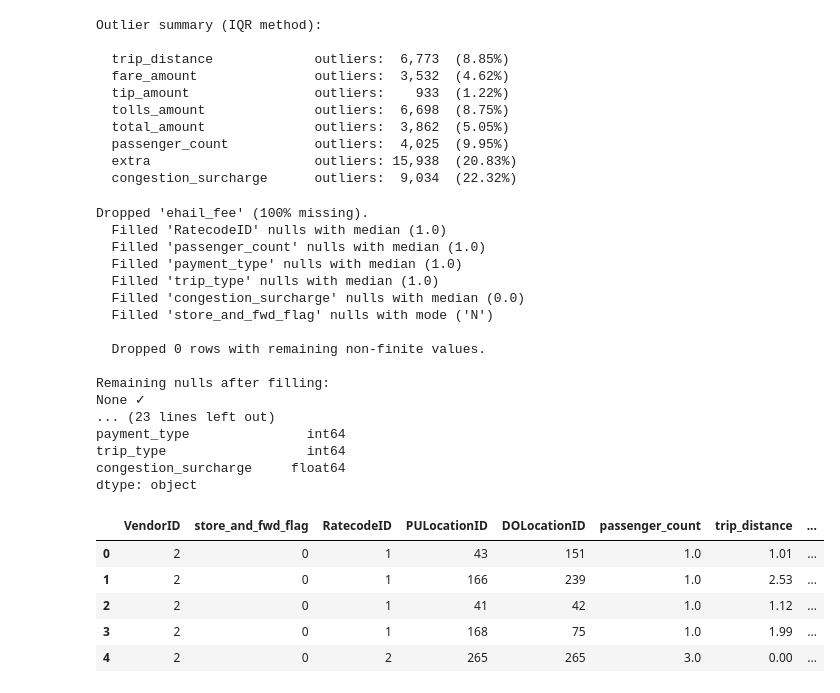
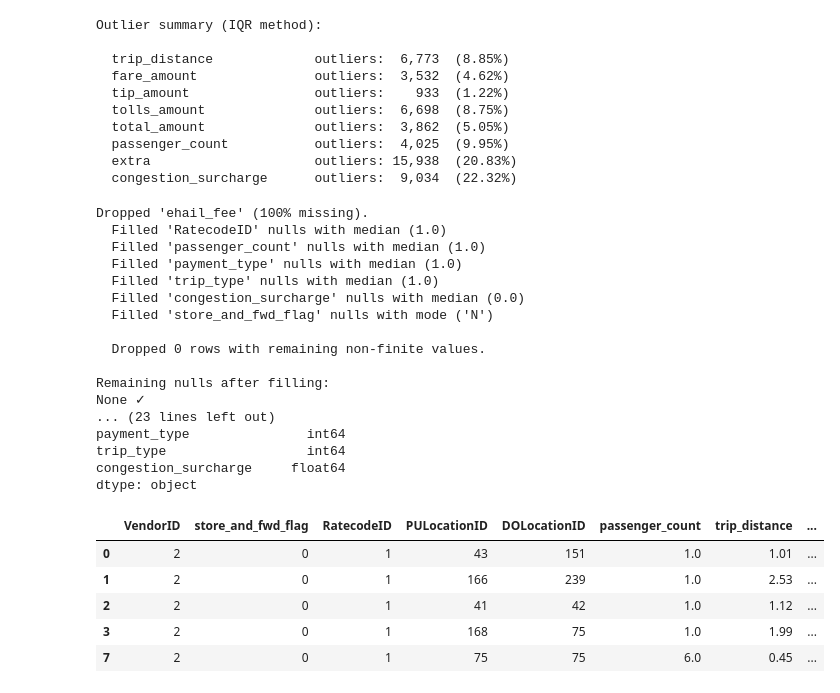
Before and after one commit to TanelPastarus/MLOps, a Jupyter notebook: practice1.ipynb, the cells around one changed output. Drawn from its saved outputs; the diff is of its cells as text; code cells hidden in the pictures.

```diff
--- a/practice1.ipynb
+++ b/practice1.ipynb
@@ -128,7 +132,6 @@ df = data.copy()
 # 1. Drop columns that carry no useful information
 # ehail_fee is entirely null across the whole dataset
 df.drop(columns=['ehail_fee'], inplace=True)
-print(f"Dropped 'ehail_fee' (100% missing).")
 
 # 2. Handle missing values
 # Numeric columns with nulls → fill with median (robust to outliers)
@@ -163,36 +166,45 @@ for col in ['VendorID', 'RatecodeID', 'payment_type', 'trip_type']:
     df[col] = df[col].astype(int)
 print("Cast VendorID, RatecodeID, payment_type, trip_type → int")
 
-# ── 4. Drop datetime columns (not used in modelling) ─────────────────────────
+# 4. Drop datetime columns (not used in modelling)
 df.drop(columns=['lpep_pickup_datetime', 'lpep_dropoff_datetime'], inplace=True)
 print("\nDropped datetime columns (not used in modelling).")
 
-# ── 5. Final check ────────────────────────────────────────────────────────────
+# Filter to realistic NYC taxi trip ranges
+# total amount has to be bigger than 0 and less than 200 (big outliers)
+# Same for passenger count
+df = df[
+    (df['total_amount'] > 0)   & (df['total_amount'] < 200) &
+    (df['trip_distance'] > 0)   & (df['trip_distance'] < 60)  &
+    (df['passenger_count'] >= 1) & (df['passenger_count'] <= 6)
+].copy()
+
+# 5. Final check
 print(f"\nClean dataset shape: {df.shape}")
 print("\nData types after cleaning:")
 print(df.dtypes)
 df.head()
 # %% [output]
 Dropped 'ehail_fee' (100% missing).
   Filled 'RatecodeID' nulls with median (1.0)
   Filled 'passenger_count' nulls with median (1.0)
   Filled 'payment_type' nulls with median (1.0)
   Filled 'trip_type' nulls with median (1.0)
   Filled 'congestion_surcharge' nulls with median (0.0)
   Filled 'store_and_fwd_flag' nulls with mode ('N')
 
   Dropped 0 rows with remaining non-finite values.
 
 Remaining nulls after filling:
 None ✓
 ... (23 lines left out)
 payment_type               int64
 trip_type                  int64
 congestion_surcharge     float64
 dtype: object
 |  | VendorID | store_and_fwd_flag | RatecodeID | PULocationID | DOLocationID | passenger_count | trip_distance | ... |
 | 0 | 2 | 0 | 1 | 43 | 151 | 1.0 | 1.01 | ... |
 | 1 | 2 | 0 | 1 | 166 | 239 | 1.0 | 2.53 | ... |
 | 2 | 2 | 0 | 1 | 41 | 42 | 1.0 | 1.12 | ... |
 | 3 | 2 | 0 | 1 | 168 | 75 | 1.0 | 1.99 | ... |
-| 4 | 2 | 0 | 2 | 265 | 265 | 3.0 | 0.00 | ... |
+| 7 | 2 | 0 | 1 | 75 | 75 | 6.0 | 0.45 | ... |
```
Also changed, not shown: parts of 2 cells of this notebook, 1 other file.
